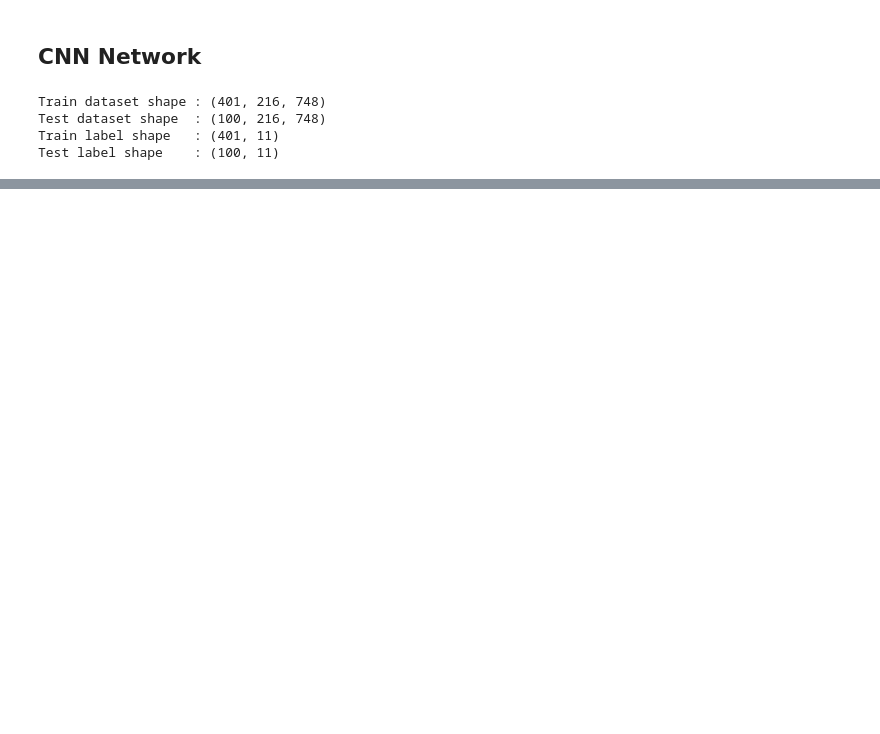
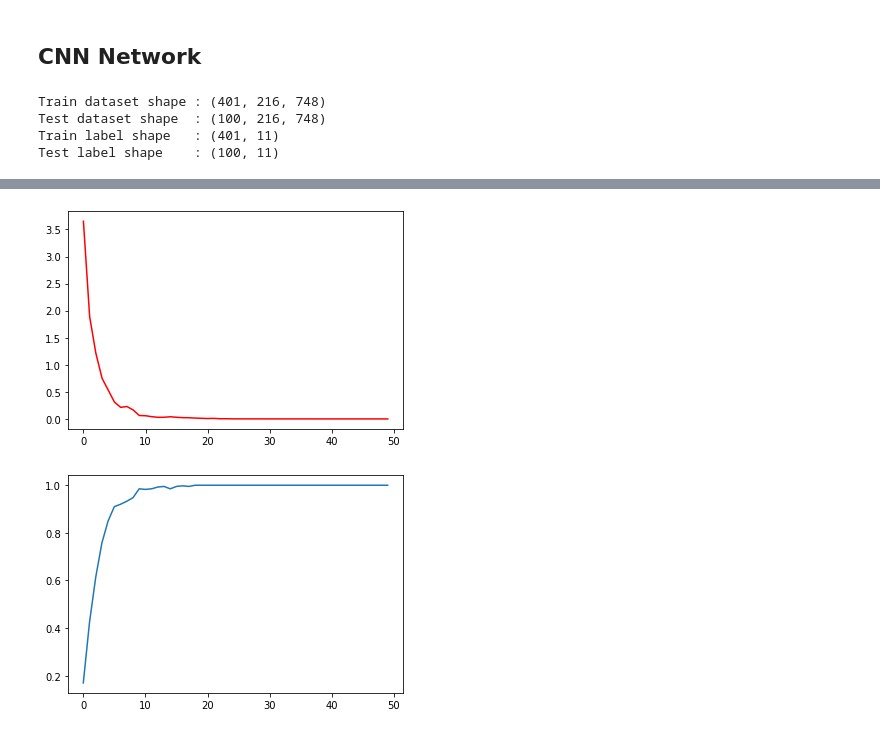
Before and after one commit to calvinwynne/gesture-estimator, a Jupyter notebook: datasetPreparation.ipynb, the cells around one changed output, grey strips where cells are left out. Saved outputs shown, nothing was run; the diff lists cells and outputs as text; code cells hidden in the pictures; blank space fills up the shorter version.

```diff
--- a/datasetPreparation.ipynb
+++ b/datasetPreparation.ipynb
@@ -379,7 +446,7 @@ model.add(Flatten())
 model.add(Dense(11, activation='softmax'))
 
 model.compile(optimizer='Adam', loss='categorical_crossentropy', metrics=['categorical_accuracy'])
-model.fit(train, train_label, epochs=50, callbacks=[tb_callback])
+model = train_wrapper(model, train, train_label, epochs=50, callbacks=[tb_callback])
 
 model.summary()
 # %% [output]
@@ -403 +470,3 @@ Epoch 18/50
+[figure, added]
+[figure, added]
 # %%
```
Also changed, not shown: parts of 15 cells of this notebook, 52 other files.
